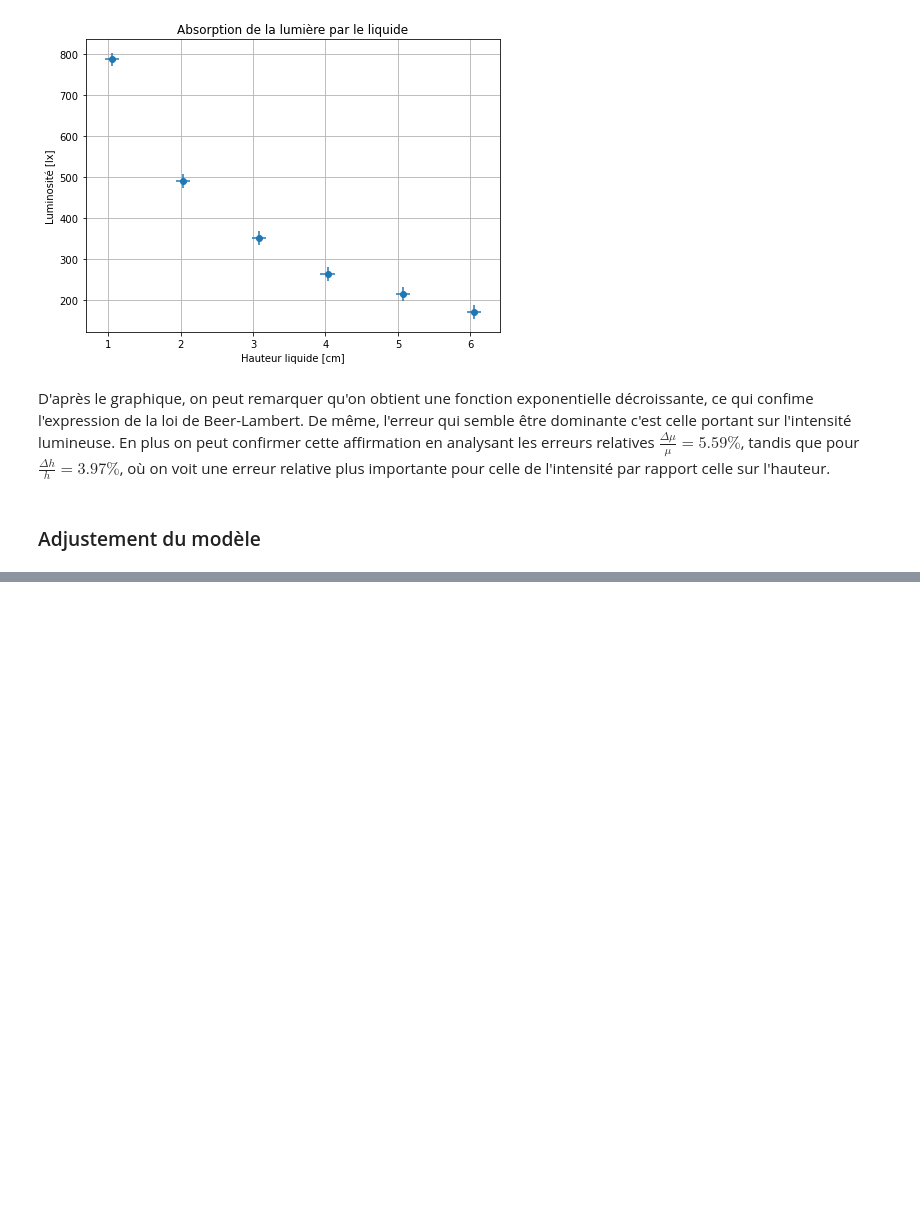
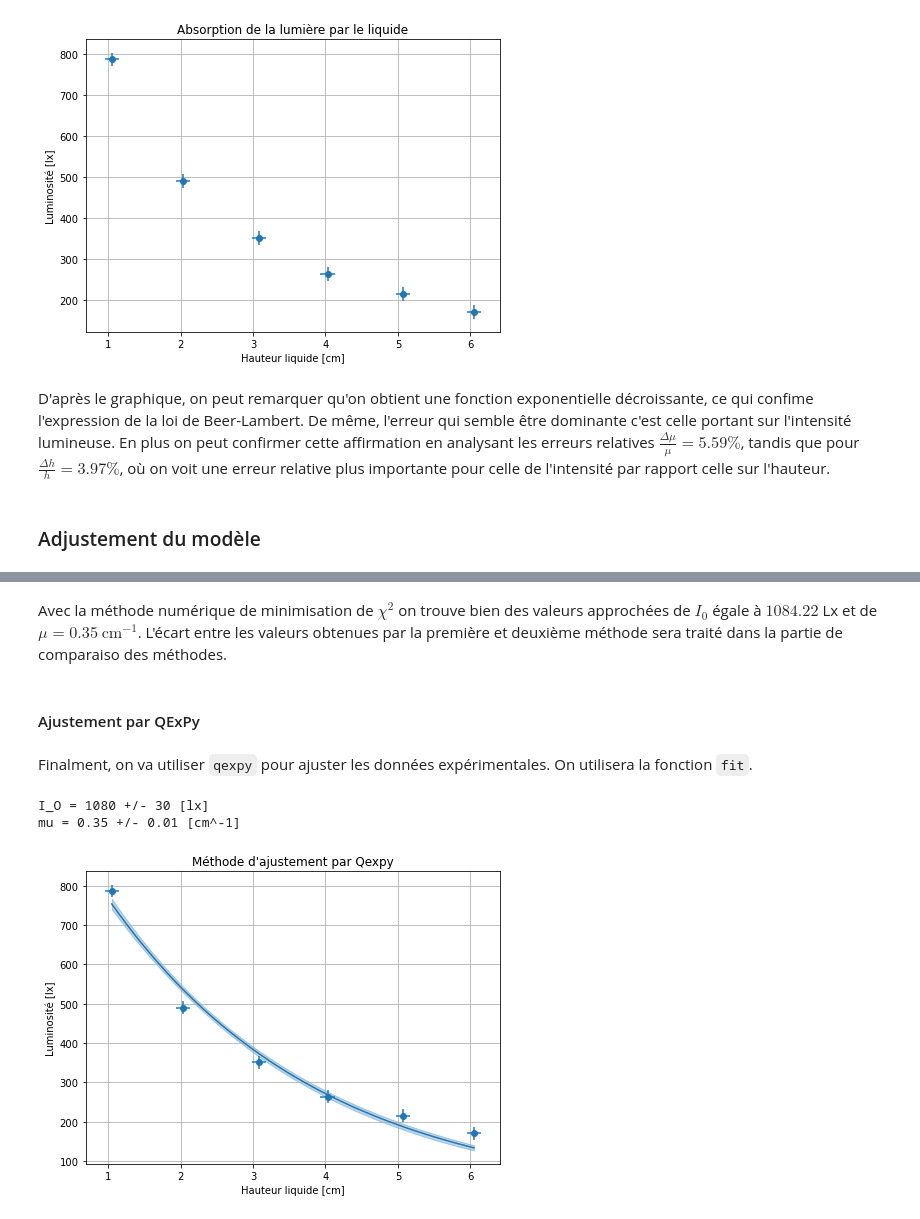
Before and after one commit to kmiloarguello/kmiloarguello.github.io, a Jupyter notebook: phyca/content/LU2PY215/TP/TP5/TP5.ipynb, the cells around one changed output, grey strips where cells are left out. Cells and saved outputs as stored; diff of their text form; code cells hidden in the pictures; blank space fills up the shorter version.

```diff
--- a/phyca/content/LU2PY215/TP/TP5/TP5.ipynb
+++ b/phyca/content/LU2PY215/TP/TP5/TP5.ipynb
@@ -242,0 +303,32 @@ $\displaystyle \mu = 0.33 \, \text{cm}^{-1}$
+# %% [markdown]
+Avec la méthode numérique de minimisation de $\chi^2$ on trouve bien des valeurs approchées de $I_0$ égale à $1084.22$ Lx et de $\mu = 0.35 \ \text{cm}^{-1}$. L'écart entre les valeurs obtenues par la première et deuxième méthode sera traité dans la partie de comparaiso des méthodes.
+# %% [markdown]
+#### Ajustement par QExPy
+# %% [markdown]
+Finalment, on va utiliser `qexpy` pour ajuster les données expérimentales. On utilisera la fonction `fit`.
+# %%
+def f(x, I_O, mu):
+  return I_O * qexpy.exp(-mu * x)
+
+qplt.plot(xs, ys)
+figure = qplt.get_plot()
+figure.title = 'Méthode d\'ajustement par Qexpy'
+result = figure.fit(model=f, parguess=[1, 1], parunits=['lx', 'cm^-1'])
+
+I_O = result[0]
+mu = result[1]
+
+#value witout error
+y_qexpy = {
+  'I_0': I_O.value,
+  'mu': mu.value,
+}
+
+print(I_O)
+print(mu)
+
+figure.show()
+# %% [output]
+I_O = 1080 +/- 30 [lx]
+mu = 0.35 +/- 0.01 [cm^-1]
+[figure, added]
```
Also changed, not shown: parts of 11 cells of this notebook.
